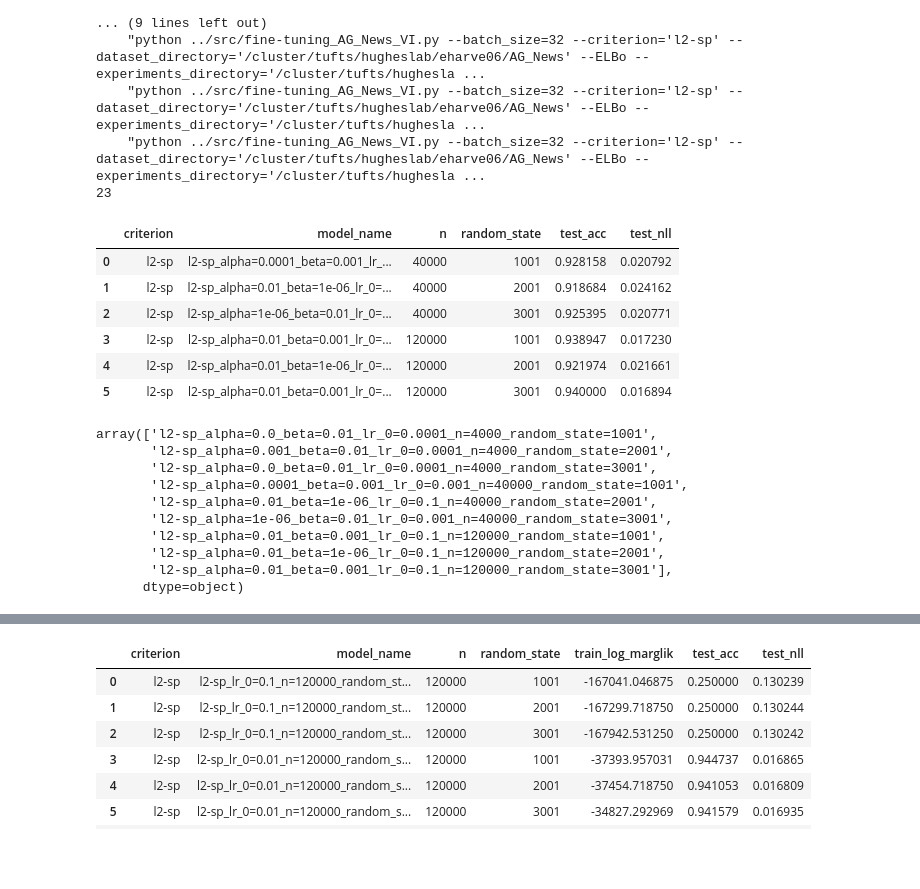
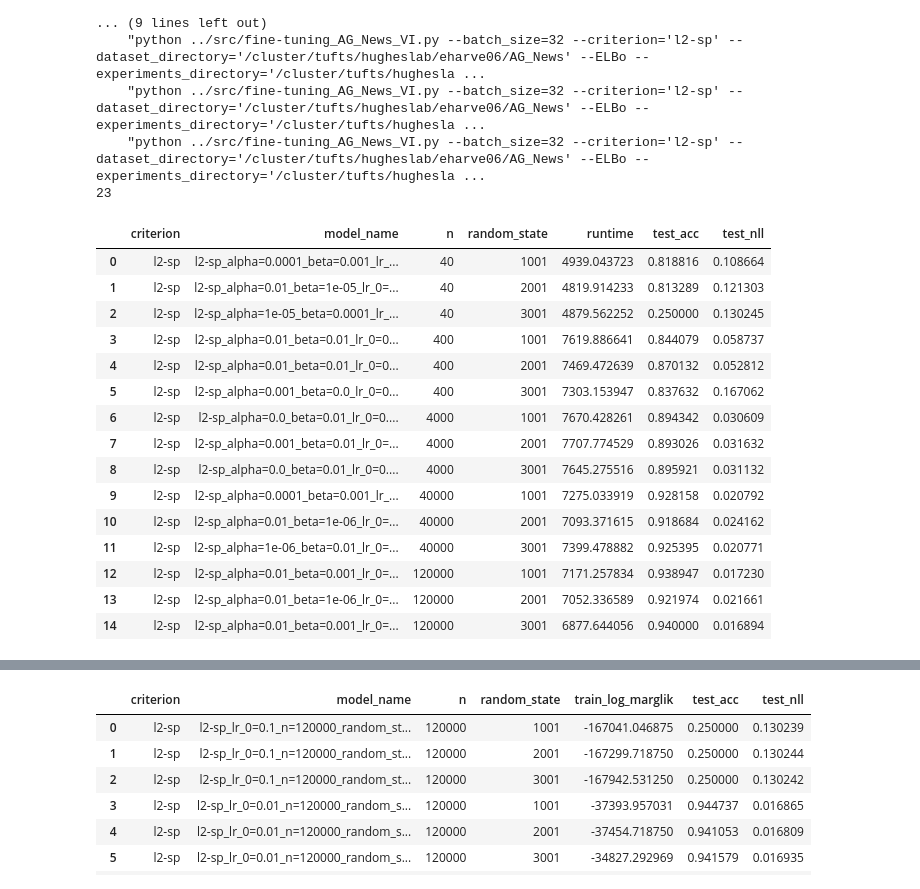
Before and after one commit to tufts-ml/data-emphasized-ELBo, a Jupyter notebook: notebooks/AG_News.ipynb, the cells around one changed output, grey strips where cells are left out. Saved outputs shown, nothing was run; the diff lists cells and outputs as text; code cells hidden in the pictures; blank space fills up the shorter version.

```diff
--- a/notebooks/AG_News.ipynb
+++ b/notebooks/AG_News.ipynb
@@ -16,7 +17,7 @@ criterion = 'l2-sp'
 dataset_directory = '/cluster/tufts/hugheslab/eharve06/AG_News'
 experiments_directory = '/cluster/tufts/hugheslab/eharve06/data-emphasized-ELBo/experiments/tuned_AG_News_SGD'
 lr_0s = [0.1, 0.01, 0.001, 0.0001]
-ns = [4_000, 40_000, 120_000]
+ns = [40, 400, 4_000, 40_000, 120_000]
 ns = [40]
 random_states = [1001, 2001, 3001]
 
@@ -26,7 +27,7 @@ for alpha, beta, lr_0, n, random_state in itertools.product(alphas, betas, lr_0s
     if os.path.exists(f'{experiments_directory}/{model_name}.csv'):
         temp_df = pd.read_csv(f'{experiments_directory}/{model_name}.csv')
         n_train = n - int((1/5) * n)
-        if not check_epochs(temp_df, n_train, batch_size=min(32, n_train), steps=12_000):
+        if not check_epochs(temp_df, n_train, batch_size=min(32, n_train), drop_last=False, steps=12_000):
             count += 1
             print(f'    "python ../src/fine-tuning_AG_News.py --alpha={alpha} --batch_size=32 --beta={beta} --criterion=\'{criterion}\' --dataset_directory=\'{dataset_directory}\' --experiments_directory=\'{experiments_directory}\' --lr_0={lr_0} --model_name=\'{model_name}\' --n={n} --num_workers=0 --random_state={random_state} --tune"')
     else:
@@ -54,12 +39,11 @@ print(count)
 # %%
-# TODO: Need to run all retrained for ns = [40, 400, 4_000].
 alphas = [0.01, 0.001, 0.0001, 1e-05, 1e-06, 0.0]
 betas = [0.01, 0.001, 0.0001, 1e-05, 1e-06, 0.0]
 criterion = 'l2-sp'
 dataset_directory = '/cluster/tufts/hugheslab/eharve06/AG_News'
 experiments_directory = '/cluster/tufts/hugheslab/eharve06/data-emphasized-ELBo/experiments/retrained_AG_News_SGD'
 lr_0s = [0.1, 0.01, 0.001, 0.0001]
-ns = [4_000, 40_000, 120_000]
+ns = [40, 400, 4_000, 40_000, 120_000]
 random_states = [1001, 2001, 3001]
 
 count = -1
@@ -67,7 +51,7 @@ for alpha, beta, lr_0, n, random_state in itertools.product(alphas, betas, lr_0s
     model_name = f'{criterion}_alpha={alpha}_beta={beta}_lr_0={lr_0}_n={n}_random_state={random_state}'
     if os.path.exists(f'{experiments_directory}/{model_name}.csv'):
         temp_df = pd.read_csv(f'{experiments_directory}/{model_name}.csv')
-        if not check_epochs(temp_df, n, batch_size=min(32, n), steps=12_000):
+        if not check_epochs(temp_df, n, batch_size=min(32, n), steps=12_000, drop_last=False):
             count += 1
             print(f'    "python ../src/fine-tuning_AG_News.py --alpha={alpha} --batch_size=32 --beta={beta} --criterion=\'{criterion}\' --dataset_directory=\'{dataset_directory}\' --experiments_directory=\'{experiments_directory}\' --lr_0={lr_0} --model_name=\'{model_name}\' --n={n} --num_workers=0 --random_state={random_state} --save"')
     else:
@@ -105,7 +73,7 @@ for lr_0, n, random_state in itertools.product(lr_0s, ns, random_states):
     model_name = f'{criterion}_kappa=1.0_lr_0={lr_0}_n={n}_random_state={random_state}'
     if os.path.exists(f'{experiments_directory}/{model_name}.csv'):
         temp_df = pd.read_csv(f'{experiments_directory}/{model_name}.csv')
-        if not check_epochs(temp_df, n, batch_size=min(32, n), steps=12_000):
+        if not check_epochs(temp_df, n, batch_size=min(32, n), drop_last=False, steps=12_000):
             count += 1
             print(f'    "python ../src/fine-tuning_AG_News_VI.py --batch_size=32 --criterion=\'{criterion}\' --dataset_directory=\'{dataset_directory}\' --ELBo --experiments_directory=\'{experiments_directory}\' --kappa=1.0 --lr_0={lr_0} --model_name=\'{model_name}\' --n={n} --num_workers=0 --random_state={random_state} --save"')
     else:
@@ -145,7 +113,7 @@ for lr_0, n, random_state in itertools.product(lr_0s, ns, random_states):
     model_name = f'{criterion}_kappa={d/n}_lr_0={lr_0}_n={n}_random_state={random_state}'
     if os.path.exists(f'{experiments_directory}/{model_name}.csv'):
         temp_df = pd.read_csv(f'{experiments_directory}/{model_name}.csv')
-        if not check_epochs(temp_df, n, batch_size=min(32, n), steps=12_000):
+        if not check_epochs(temp_df, n, batch_size=min(32, n), drop_last=False, steps=12_000):
             count += 1
             print(f'    "python ../src/fine-tuning_AG_News_VI.py --batch_size=32 --criterion=\'{criterion}\' --dataset_directory=\'{dataset_directory}\' --ELBo --experiments_directory=\'{experiments_directory}\' --kappa={d/n} --lr_0={lr_0} --model_name=\'{model_name}\' --n={n} --num_workers=0 --random_state={random_state} --save"')
     else:
@@ -174,58 +142,54 @@ print(count)
 alphas = [0.01, 0.001, 0.0001, 1e-05, 1e-06, 0.0]
 betas = [0.01, 0.001, 0.0001, 1e-05, 1e-06, 0.0]
 criterion = 'l2-sp'
 dataset_directory = '/cluster/tufts/hugheslab/eharve06/tuned_AG_News'
 experiments_directory = '/cluster/tufts/hugheslab/eharve06/data-emphasized-ELBo/experiments/tuned_AG_News_SGD'
 lr_0s = [0.1, 0.01, 0.001, 0.0001]
-ns = [4_000, 40_000, 120_000]
+ns = [40, 400, 4_000, 40_000, 120_000]
 random_states = [1001, 2001, 3001]
 
-columns = ['criterion', 'model_name', 'n', 'random_state', 'val_acc', 'val_nll']
+columns = ['criterion', 'model_name', 'n', 'random_state', 'runtime', 'val_acc', 'val_nll']
 tuned_df = pd.DataFrame(columns=columns)
 
 for alpha, beta, lr_0, n, random_state in itertools.product(alphas, betas, lr_0s, ns, random_states):
     model_name = f'{criterion}_alpha={alpha}_beta={beta}_lr_0={lr_0}_n={n}_random_state={random_state}'
     if os.path.exists(f'{experiments_directory}/{model_name}.csv'):
         temp_df = pd.read_csv(f'{experiments_directory}/{model_name}.csv')
-        row = [criterion, model_name, n, random_state, temp_df.val_or_test_acc.values[-1], temp_df.val_or_test_nll.values[-1]]
+        row = [criterion, model_name, n, random_state, temp_df['train_sec/epoch'].sum(), temp_df.val_or_test_acc.values[-1], temp_df.val_or_test_nll.values[-1]]
         tuned_df.loc[len(tuned_df)] = row
 
 min_indices = tuned_df.groupby(['criterion', 'n', 'random_state'])['val_nll'].idxmin()
 tuned_df = tuned_df.loc[min_indices]
 
 experiments_directory = '/cluster/tufts/hugheslab/eharve06/data-emphasized-ELBo/experiments/retrained_AG_News_SGD'
 
-columns = ['criterion', 'model_name', 'n', 'random_state', 'test_acc', 'test_nll']
+columns = ['criterion', 'model_name', 'n', 'random_state', 'runtime', 'test_acc', 'test_nll']
 retrained_df = pd.DataFrame(columns=columns)
 
 for index, row in tuned_df.iterrows():
     if os.path.exists(f'{experiments_directory}/{row.model_name}.csv'):
         temp_df = pd.read_csv(f'{experiments_directory}/{row.model_name}.csv')
-        row = [row.criterion, row.model_name, row.n, row.random_state, temp_df.val_or_test_acc.values[-1], temp_df.val_or_test_nll.values[-1]]
+        row = [row.criterion, row.model_name, row.n, row.random_state, temp_df['train_sec/epoch'].sum(), temp_df.val_or_test_acc.values[-1], temp_df.val_or_test_nll.values[-1]]
         retrained_df.loc[len(retrained_df)] = row
 
 retrained_df
 # %% [output]
-|  | criterion | model_name | n | random_state | test_acc | test_nll |
-| 0 | l2-sp | l2-sp_alpha=0.0001_beta=0.001_lr_... | 40000 | 1001 | 0.928158 | 0.020792 |
-| 1 | l2-sp | l2-sp_alpha=0.01_beta=1e-06_lr_0=... | 40000 | 2001 | 0.918684 | 0.024162 |
-| 2 | l2-sp | l2-sp_alpha=1e-06_beta=0.01_lr_0=... | 40000 | 3001 | 0.925395 | 0.020771 |
-| 3 | l2-sp | l2-sp_alpha=0.01_beta=0.001_lr_0=... | 120000 | 1001 | 0.938947 | 0.017230 |
-| 4 | l2-sp | l2-sp_alpha=0.01_beta=1e-06_lr_0=... | 120000 | 2001 | 0.921974 | 0.021661 |
-| 5 | l2-sp | l2-sp_alpha=0.01_beta=0.001_lr_0=... | 120000 | 3001 | 0.940000 | 0.016894 |
+|  | criterion | model_name | n | random_state | runtime | test_acc | test_nll |
+| 0 | l2-sp | l2-sp_alpha=0.0001_beta=0.001_lr_... | 40 | 1001 | 4939.043723 | 0.818816 | 0.108664 |
+| 1 | l2-sp | l2-sp_alpha=0.01_beta=1e-05_lr_0=... | 40 | 2001 | 4819.914233 | 0.813289 | 0.121303 |
+| 2 | l2-sp | l2-sp_alpha=1e-05_beta=0.0001_lr_... | 40 | 3001 | 4879.562252 | 0.250000 | 0.130245 |
+| 3 | l2-sp | l2-sp_alpha=0.01_beta=0.01_lr_0=0... | 400 | 1001 | 7619.886641 | 0.844079 | 0.058737 |
+| 4 | l2-sp | l2-sp_alpha=0.01_beta=0.01_lr_0=0... | 400 | 2001 | 7469.472639 | 0.870132 | 0.052812 |
+| 5 | l2-sp | l2-sp_alpha=0.001_beta=0.0_lr_0=0... | 400 | 3001 | 7303.153947 | 0.837632 | 0.167062 |
+| 6 | l2-sp | l2-sp_alpha=0.0_beta=0.01_lr_0=0.... | 4000 | 1001 | 7670.428261 | 0.894342 | 0.030609 |
+| 7 | l2-sp | l2-sp_alpha=0.001_beta=0.01_lr_0=... | 4000 | 2001 | 7707.774529 | 0.893026 | 0.031632 |
+| 8 | l2-sp | l2-sp_alpha=0.0_beta=0.01_lr_0=0.... | 4000 | 3001 | 7645.275516 | 0.895921 | 0.031132 |
+| 9 | l2-sp | l2-sp_alpha=0.0001_beta=0.001_lr_... | 40000 | 1001 | 7275.033919 | 0.928158 | 0.020792 |
+| 10 | l2-sp | l2-sp_alpha=0.01_beta=1e-06_lr_0=... | 40000 | 2001 | 7093.371615 | 0.918684 | 0.024162 |
+| 11 | l2-sp | l2-sp_alpha=1e-06_beta=0.01_lr_0=... | 40000 | 3001 | 7399.478882 | 0.925395 | 0.020771 |
+| 12 | l2-sp | l2-sp_alpha=0.01_beta=0.001_lr_0=... | 120000 | 1001 | 7171.257834 | 0.938947 | 0.017230 |
+| 13 | l2-sp | l2-sp_alpha=0.01_beta=1e-06_lr_0=... | 120000 | 2001 | 7052.336589 | 0.921974 | 0.021661 |
+| 14 | l2-sp | l2-sp_alpha=0.01_beta=0.001_lr_0=... | 120000 | 3001 | 6877.644056 | 0.940000 | 0.016894 |
-# %%
-tuned_df.model_name.values
-# %% [output]
-array(['l2-sp_alpha=0.0_beta=0.01_lr_0=0.0001_n=4000_random_state=1001',
-       'l2-sp_alpha=0.001_beta=0.01_lr_0=0.0001_n=4000_random_state=2001',
-       'l2-sp_alpha=0.0_beta=0.01_lr_0=0.0001_n=4000_random_state=3001',
-       'l2-sp_alpha=0.0001_beta=0.001_lr_0=0.001_n=40000_random_state=1001',
-       'l2-sp_alpha=0.01_beta=1e-06_lr_0=0.1_n=40000_random_state=2001',
-       'l2-sp_alpha=1e-06_beta=0.01_lr_0=0.001_n=40000_random_state=3001',
-       'l2-sp_alpha=0.01_beta=0.001_lr_0=0.1_n=120000_random_state=1001',
-       'l2-sp_alpha=0.01_beta=1e-06_lr_0=0.1_n=120000_random_state=2001',
-       'l2-sp_alpha=0.01_beta=0.001_lr_0=0.1_n=120000_random_state=3001'],
-      dtype=object)
 # %%
 grouped_df = retrained_df.groupby(['criterion', 'n']).agg(lambda x: tuple(x))
 columns = ['test_acc', 'test_nll']
```
Also changed, not shown: parts of 7 cells of this notebook, 58 other files.
